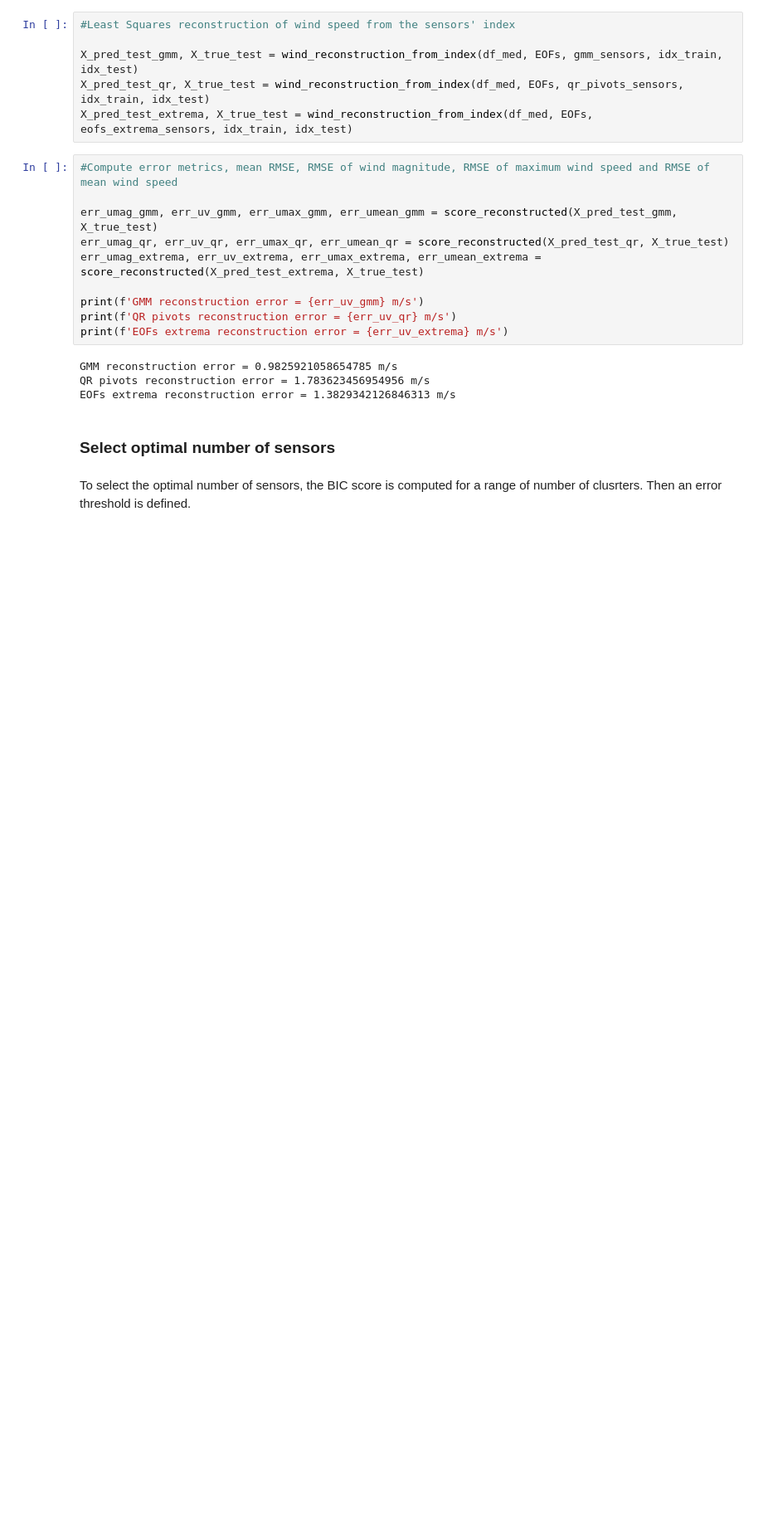
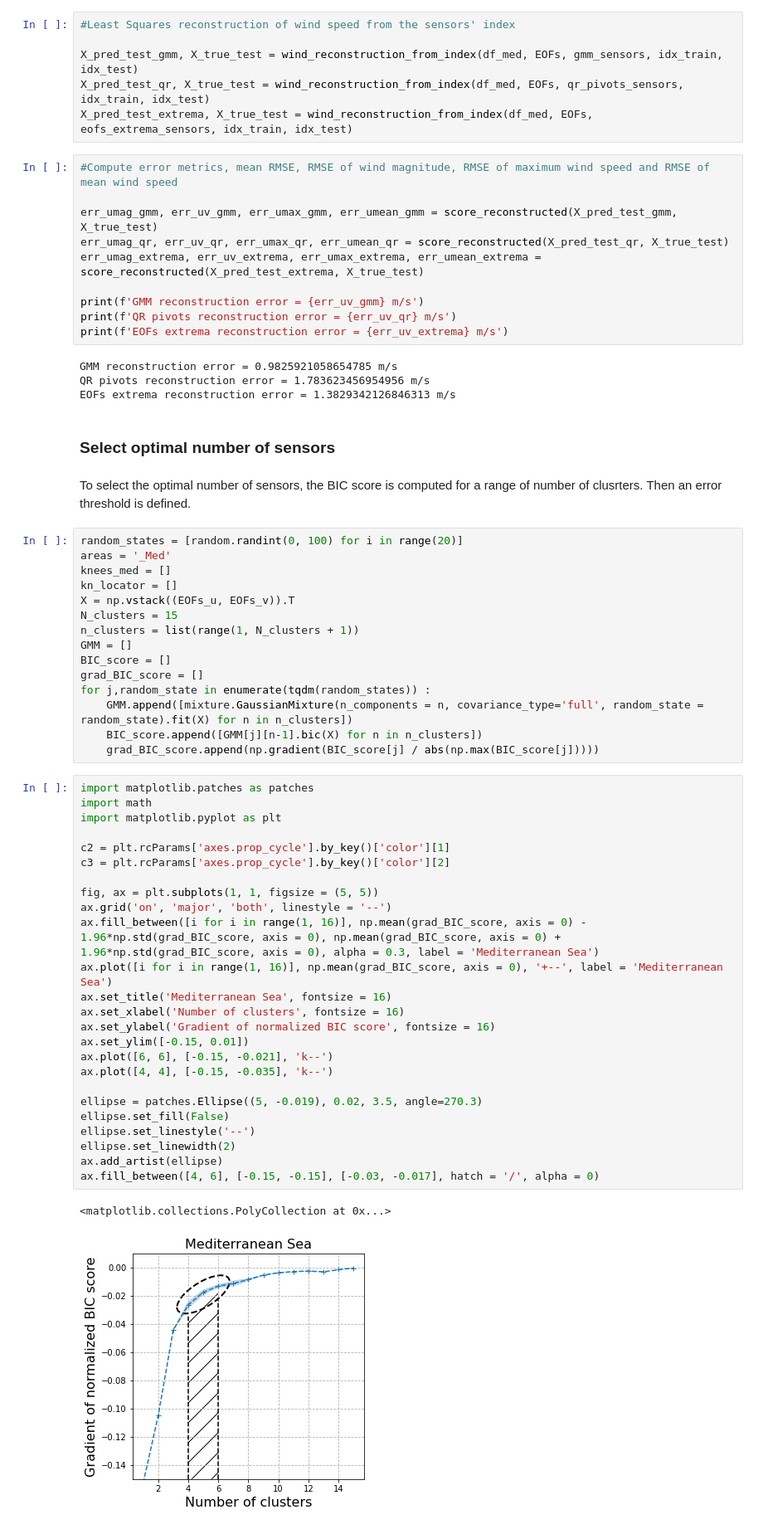
Before and after one commit to rmarcille/gmm_sparse_sampling, a Jupyter notebook: GMM_sparse_sampling_Med.ipynb, the cells around one changed output. Shown: that part at 83% size. Cells and saved outputs as stored; diff of their text form; blank space fills up the shorter version.

Commit message:
Number of sensors selection
- Added a score spatially function to get normalized RMSE maps (Normalized by umag test)
- In the notebook, funcitons and plots to hint the optimal number of sensors

```diff
--- a/GMM_sparse_sampling_Med.ipynb
+++ b/GMM_sparse_sampling_Med.ipynb
@@ -118,3 +119,46 @@ EOFs extrema reconstruction error = 1.3829342126846313 m/s
 ### Select optimal number of sensors
 # %% [markdown]
 To select the optimal number of sensors, the BIC score is computed for a range of number of clusrters. Then an error threshold is defined.
+# %%
+random_states = [random.randint(0, 100) for i in range(20)]
+areas = '_Med'
+knees_med = []
+kn_locator = []
+X = np.vstack((EOFs_u, EOFs_v)).T
+N_clusters = 15
+n_clusters = list(range(1, N_clusters + 1))
+GMM = []
+BIC_score = []
+grad_BIC_score = []
+for j,random_state in enumerate(tqdm(random_states)) :
+    GMM.append([mixture.GaussianMixture(n_components = n, covariance_type='full', random_state = random_state).fit(X) for n in n_clusters])
+    BIC_score.append([GMM[j][n-1].bic(X) for n in n_clusters])
+    grad_BIC_score.append(np.gradient(BIC_score[j] / abs(np.max(BIC_score[j]))))
+# %%
+import matplotlib.patches as patches
+import math
+import matplotlib.pyplot as plt
+
+c2 = plt.rcParams['axes.prop_cycle'].by_key()['color'][1]
+c3 = plt.rcParams['axes.prop_cycle'].by_key()['color'][2]
+
+fig, ax = plt.subplots(1, 1, figsize = (5, 5))
+ax.grid('on', 'major', 'both', linestyle = '--')
+ax.fill_between([i for i in range(1, 16)], np.mean(grad_BIC_score, axis = 0) - 1.96*np.std(grad_BIC_score, axis = 0), np.mean(grad_BIC_score, axis = 0) + 1.96*np.std(grad_BIC_score, axis = 0), alpha = 0.3, label = 'Mediterranean Sea')
+ax.plot([i for i in range(1, 16)], np.mean(grad_BIC_score, axis = 0), '+--', label = 'Mediterranean Sea')
+ax.set_title('Mediterranean Sea', fontsize = 16)
+ax.set_xlabel('Number of clusters', fontsize = 16)
+ax.set_ylabel('Gradient of normalized BIC score', fontsize = 16)
+ax.set_ylim([-0.15, 0.01])
+ax.plot([6, 6], [-0.15, -0.021], 'k--')
+ax.plot([4, 4], [-0.15, -0.035], 'k--')
+
+ellipse = patches.Ellipse((5, -0.019), 0.02, 3.5, angle=270.3)
+ellipse.set_fill(False)
+ellipse.set_linestyle('--')
+ellipse.set_linewidth(2)
+ax.add_artist(ellipse)
+ax.fill_between([4, 6], [-0.15, -0.15], [-0.03, -0.017], hatch = '/', alpha = 0)
+# %% [output]
+<matplotlib.collections.PolyCollection at 0x...>
+[figure, added]
```
Also changed, not shown: parts of 4 cells of this notebook, 1 other file.
